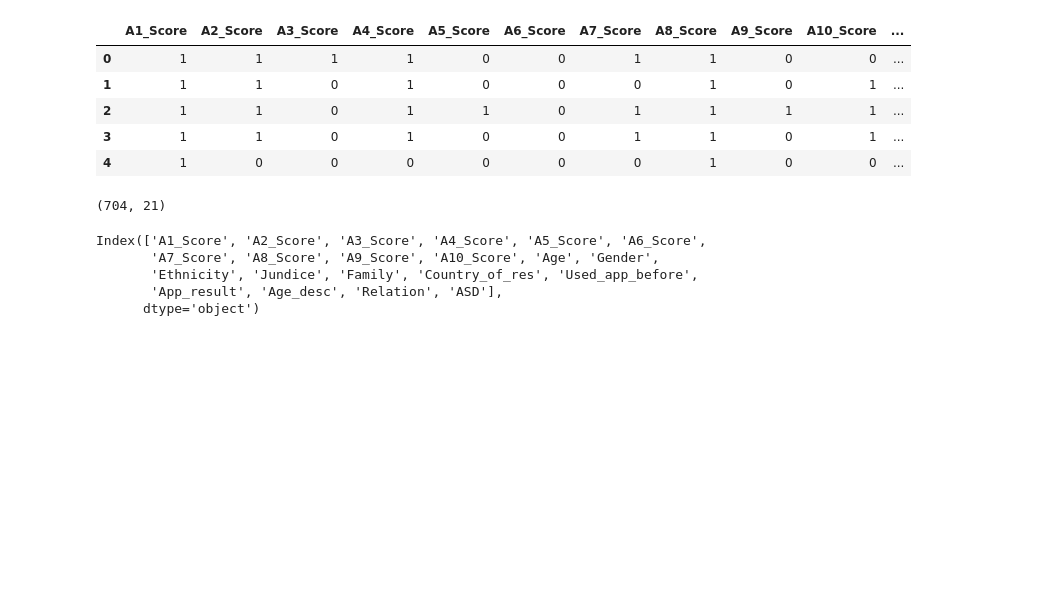
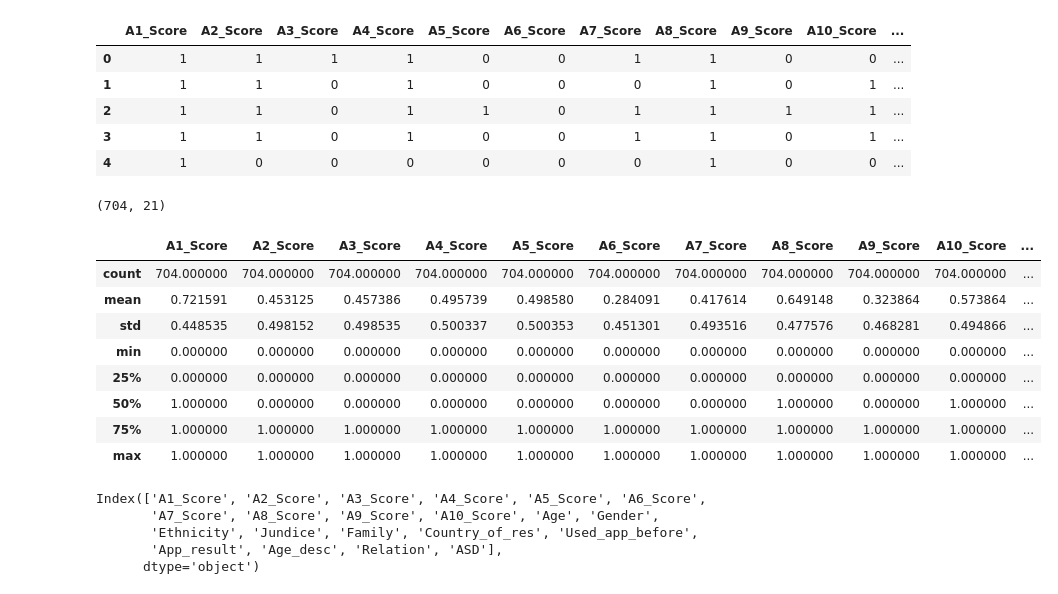
Before and after one commit to shayleelaura/Autism-Spectrum-Data-Analysis, a Jupyter notebook: Autism Notebook.ipynb, the cells around one changed output. Saved outputs shown, nothing was run; the diff lists cells and outputs as text; code cells hidden in the pictures; blank space fills up the shorter version.

```diff
--- a/Autism Notebook.ipynb
+++ b/Autism Notebook.ipynb
@@ -28,11 +28,22 @@ df.head()
 | 2 | 1 | 1 | 0 | 1 | 1 | 0 | 1 | 1 | 1 | 1 | ... |
 | 3 | 1 | 1 | 0 | 1 | 0 | 0 | 1 | 1 | 0 | 1 | ... |
 | 4 | 1 | 0 | 0 | 0 | 0 | 0 | 0 | 1 | 0 | 0 | ... |
-# %%
-df.shape
-# %% [output]
-(704, 21)
+# %%
+# Examine number of columns/rows
+df.shape
+# %% [output]
+(704, 21)
 # %%
-# Can check description. But measures of central tendency aren't super useful in this data set
-# df.describe
+# Examine measures of central tendency
+df.describe()
+# %% [output]
+|  | A1_Score | A2_Score | A3_Score | A4_Score | A5_Score | A6_Score | A7_Score | A8_Score | A9_Score | A10_Score | ... |
+| count | 704.000000 | 704.000000 | 704.000000 | 704.000000 | 704.000000 | 704.000000 | 704.000000 | 704.000000 | 704.000000 | 704.000000 | ... |
+| mean | 0.721591 | 0.453125 | 0.457386 | 0.495739 | 0.498580 | 0.284091 | 0.417614 | 0.649148 | 0.323864 | 0.573864 | ... |
+| std | 0.448535 | 0.498152 | 0.498535 | 0.500337 | 0.500353 | 0.451301 | 0.493516 | 0.477576 | 0.468281 | 0.494866 | ... |
+| min | 0.000000 | 0.000000 | 0.000000 | 0.000000 | 0.000000 | 0.000000 | 0.000000 | 0.000000 | 0.000000 | 0.000000 | ... |
+| 25% | 0.000000 | 0.000000 | 0.000000 | 0.000000 | 0.000000 | 0.000000 | 0.000000 | 0.000000 | 0.000000 | 0.000000 | ... |
+| 50% | 1.000000 | 0.000000 | 0.000000 | 0.000000 | 0.000000 | 0.000000 | 0.000000 | 1.000000 | 0.000000 | 1.000000 | ... |
+| 75% | 1.000000 | 1.000000 | 1.000000 | 1.000000 | 1.000000 | 1.000000 | 1.000000 | 1.000000 | 1.000000 | 1.000000 | ... |
+| max | 1.000000 | 1.000000 | 1.000000 | 1.000000 | 1.000000 | 1.000000 | 1.000000 | 1.000000 | 1.000000 | 1.000000 | ... |
 # %%
```
Also changed, not shown: parts of 35 cells of this notebook.
